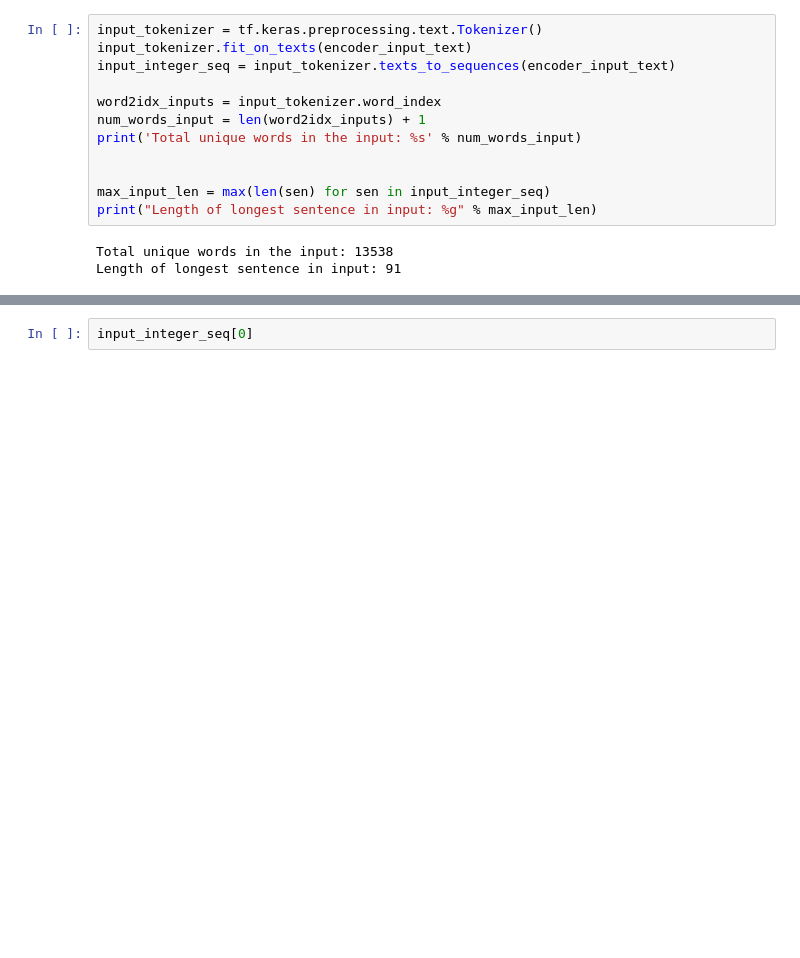
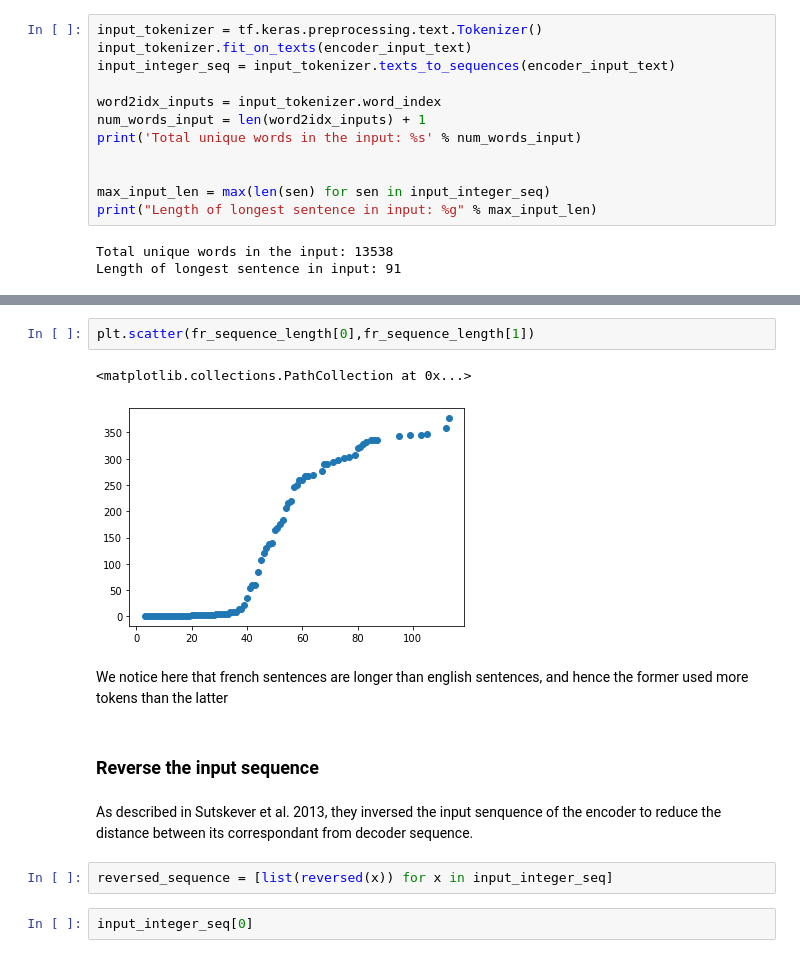
Before and after one commit to harmanpreet93/low-resource-machine-translation, a Jupyter notebook: notebooks/ML_BidirectionalLSTM.ipynb, the cells around one changed output, grey strips where cells are left out. Cells and saved outputs as stored; diff of their text form; blank space fills up the shorter version.

```diff
--- a/notebooks/ML_BidirectionalLSTM.ipynb
+++ b/notebooks/ML_BidirectionalLSTM.ipynb
@@ -113,3 +121,16 @@ Length of longest sentence in input: 91
+# %%
+plt.scatter(fr_sequence_length[0],fr_sequence_length[1])
+# %% [output]
+<matplotlib.collections.PathCollection at 0x...>
+[figure, added]
+# %% [markdown]
+We notice here that french sentences are longer than english sentences, and hence the former used more tokens than the latter
+# %% [markdown]
+### Reverse the input sequence
+# %% [markdown]
+As described in Sutskever et al. 2013, they inversed the input senquence of the encoder to reduce the distance between its correspondant from decoder sequence.
+# %%
+reversed_sequence = [list(reversed(x)) for x in input_integer_seq]
 # %%
 input_integer_seq[0]
 # %% [output]
```
Also changed, not shown: parts of 57 cells of this notebook.
